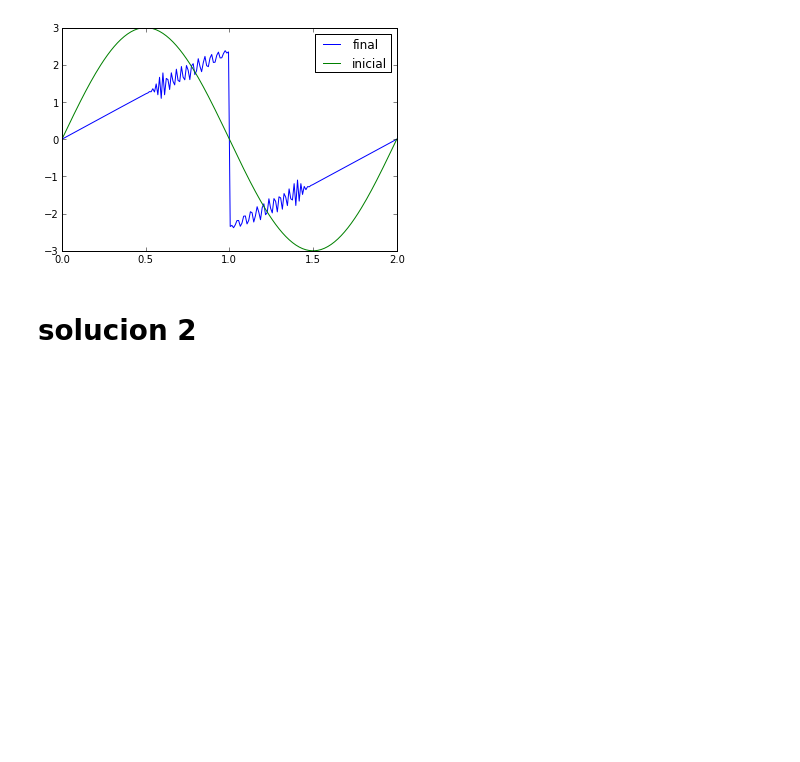
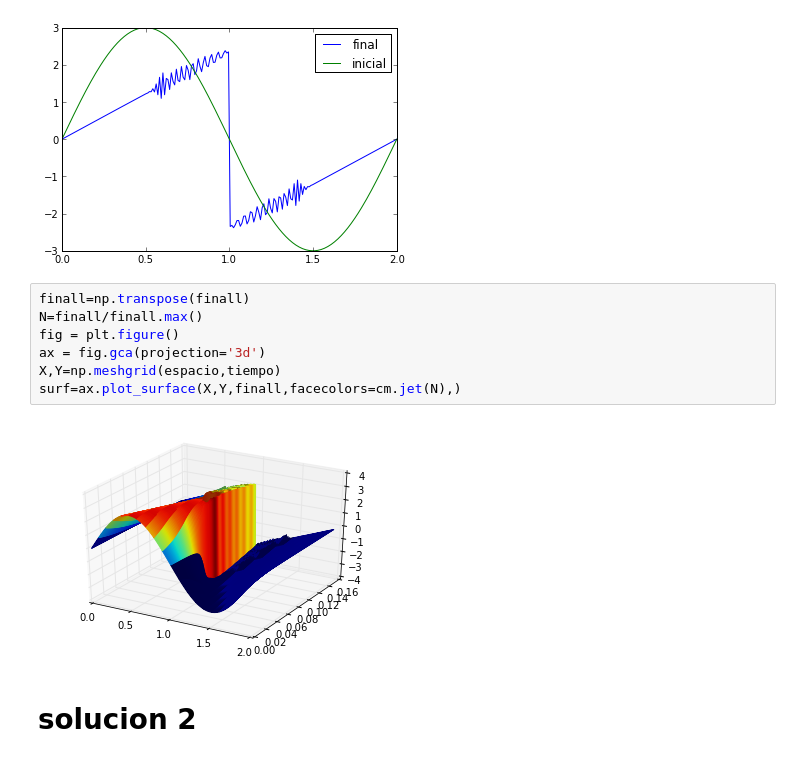
Before and after one commit to daniel-lozano/tarea7, a Jupyter notebook: Burguer_tarea.ipynb, the cells around one changed output. Saved outputs shown, nothing was run; the diff lists cells and outputs as text; blank space fills up the shorter version.

```diff
--- a/Burguer_tarea.ipynb
+++ b/Burguer_tarea.ipynb
@@ -77,6 +77,15 @@ legend()
 # %% [output]
 <matplotlib.legend.Legend at 0x...>
 [figure]
+# %%
+finall=np.transpose(finall)
+N=finall/finall.max()
+fig = plt.figure()
+ax = fig.gca(projection='3d')
+X,Y=np.meshgrid(espacio,tiempo)
+surf=ax.plot_surface(X,Y,finall,facecolors=cm.jet(N),)
+# %% [output]
+[figure, added]
 # %% [markdown]
 # solucion 2
 # %%
```
Also changed, not shown: parts of 5 cells of this notebook.
